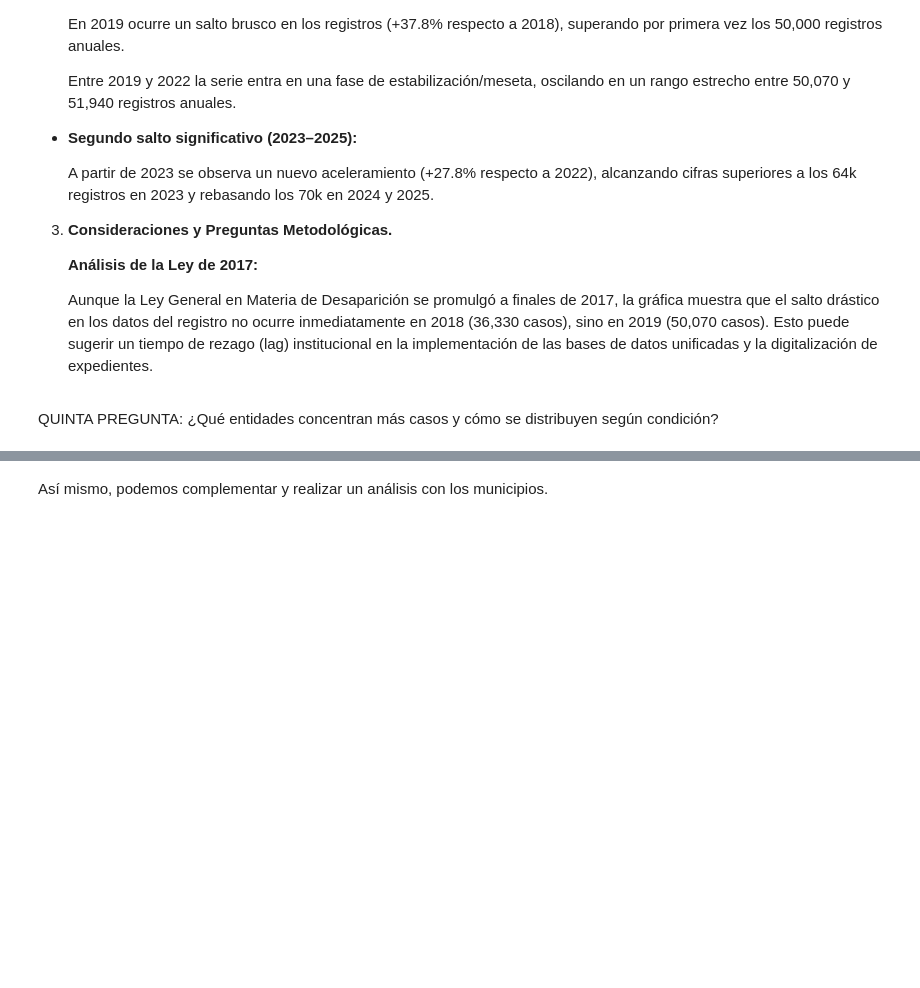
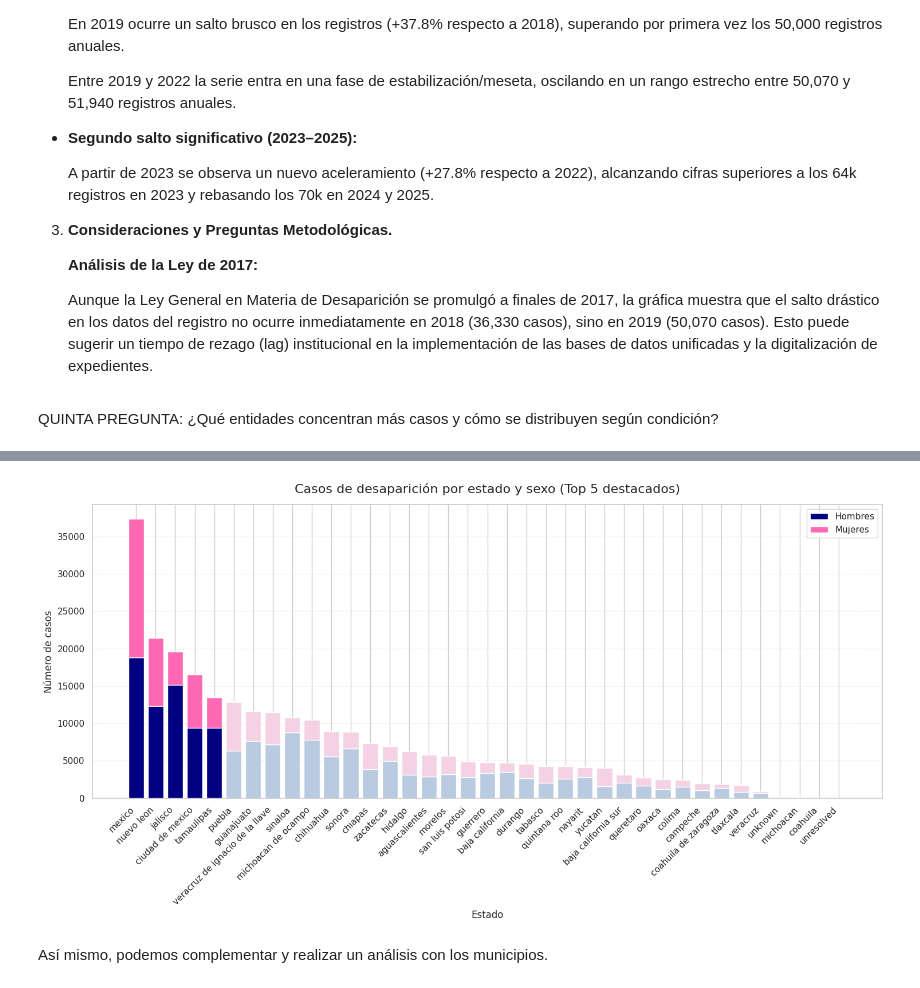
Before and after one commit to JuCaRiCo/202602-AnaliticaDescriptivaPredictiva, a Jupyter notebook: ProyectoFinal_v2.ipynb, the cells around one changed output, grey strips where cells are left out. Drawn from its saved outputs; the diff is of its cells as text; code cells hidden in the pictures; blank space fills up the shorter version.

```diff
--- a/ProyectoFinal_v2.ipynb
+++ b/ProyectoFinal_v2.ipynb
@@ -613,2 +712,92 @@ plt.show()
+# %%
+# Agrupar los datos por estado
+df_estado = df.groupby(
+    ['cve_estado', 'state']
+)[['male_total', 'female_total']].sum().reset_index()
+
+# Calcular el total de casos
+df_estado['total'] = (
+    df_estado['male_total'] + df_estado['female_total']
+)
+
+# Ordenar de mayor a menor
+df_estado = df_estado.sort_values(
+    'total', ascending=False
+).reset_index(drop=True)
+
+n_destacados = 5
+
+# Colores según la posición
+# Hombres: azul marino
+colores_hombres = [
+    '#000080' if i < n_destacados else '#B8CBE0'
+    for i in range(len(df_estado))
+]
+
+# Mujeres: rosa
+colores_mujeres = [
+    '#FF69B4' if i < n_destacados else '#F5D2E3'
+    for i in range(len(df_estado))
+]
+
+# Crear gráfico
+fig, ax = plt.subplots(figsize=(15, 8))
+
+estados = df_estado['state']
+hombres = df_estado['male_total']
+mujeres = df_estado['female_total']
+
+# Barras de hombres
+ax.bar(
+    estados,
+    hombres,
+    color=colores_hombres,
+    label='Hombres',
+    width=0.8
+)
+
+# Barras de mujeres apiladas sobre las de hombres
+ax.bar(
+    estados,
+    mujeres,
+    bottom=hombres,
+    color=colores_mujeres,
+    label='Mujeres',
+    width=0.8
+)
+
+# Personalizar el gráfico
+ax.set_title(
+    f'Casos de desaparición por estado y sexo '
+    f'(Top {n_destacados} destacados)',
+    fontsize=16,
+    pad=15
+)
+
+ax.set_xlabel('Estado', fontsize=12)
+ax.set_ylabel('Número de casos', fontsize=12)
+
+# Rotar los nombres de los estados
+plt.xticks(rotation=45, ha='right')
+
+# Leyenda
+ax.legend()
+
+# Cuadrícula
+ax.grid(
+    axis='y',
+    linestyle='--',
+    alpha=0.3
+)
+
+ax.set_axisbelow(True)
+
+# Ajustar espacios
+plt.tight_layout()
+
+# Mostrar gráfico
+plt.show()
+# %% [output]
+[figure, added]
 # %% [markdown]
 Así mismo, podemos complementar y realizar un análisis con los municipios.
```
Also changed, not shown: parts of 24 cells of this notebook.
